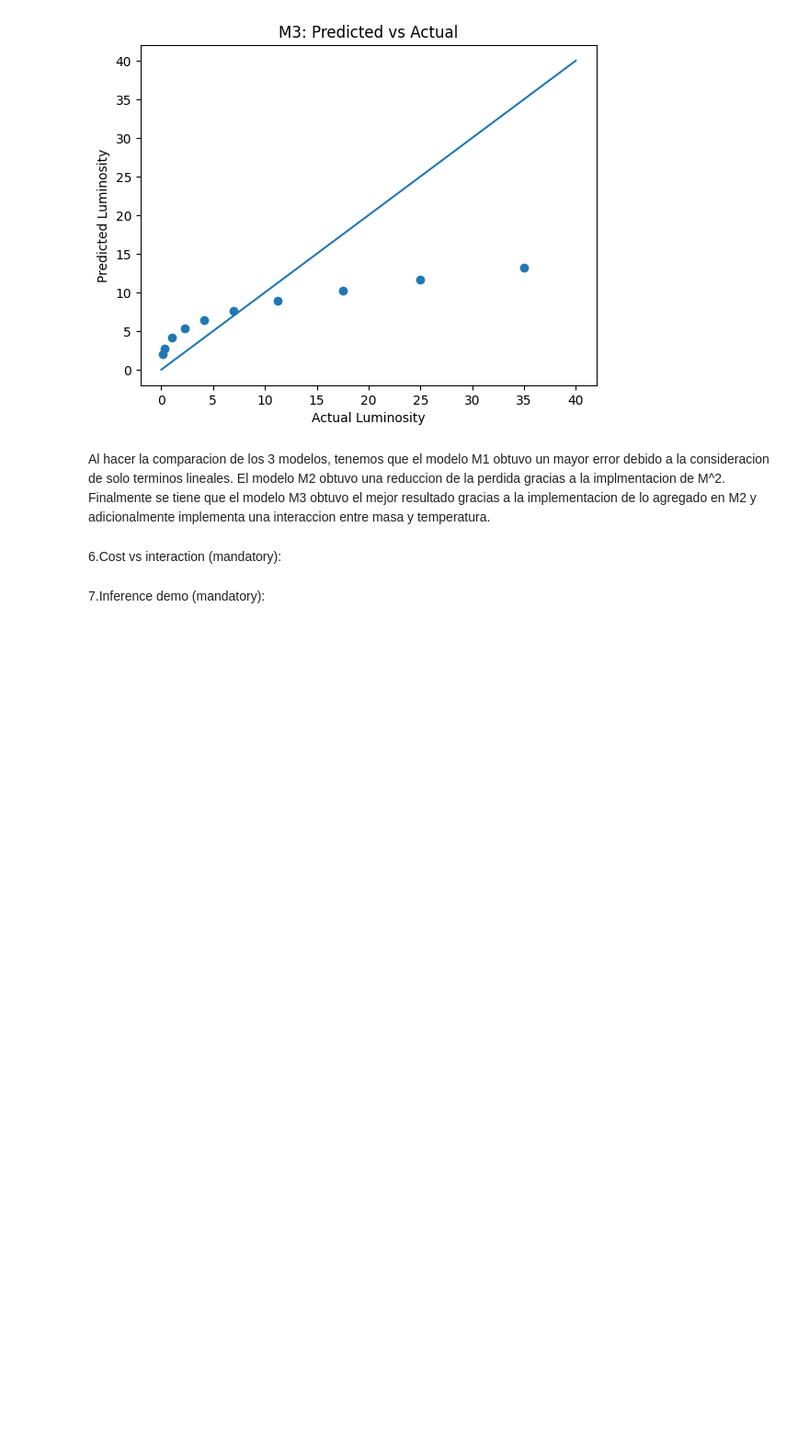
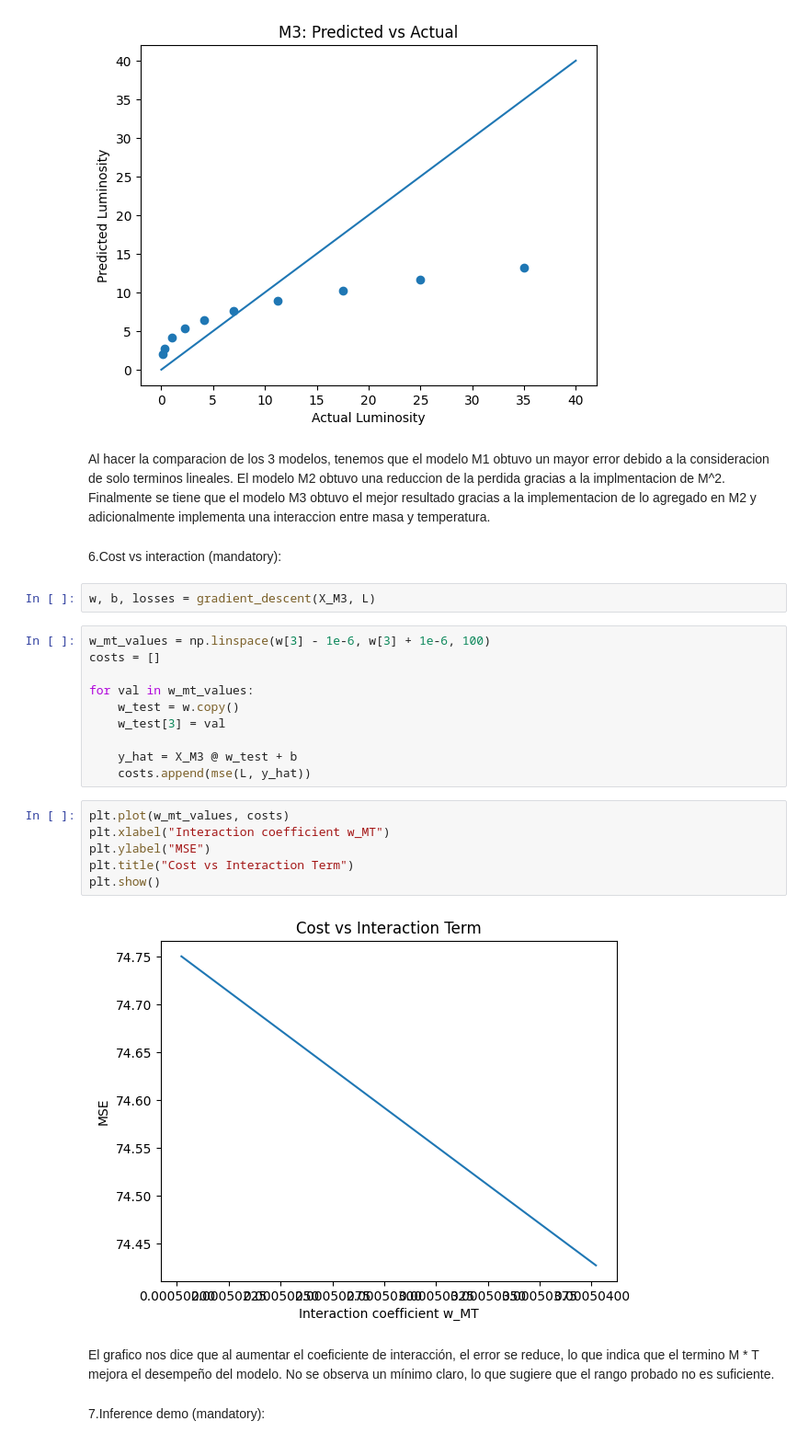
Before and after one commit to ders14028-bit/RodriguezDaniel-Regression_and_cloud_ready_AI_infrastructure, a Jupyter notebook: 02_part2_polyreg.ipynb, the cells around one changed output. Shown at 92% size. Saved outputs shown, nothing was run; the diff lists cells and outputs as text; blank space fills up the shorter version.

```diff
--- a/02_part2_polyreg.ipynb
+++ b/02_part2_polyreg.ipynb
@@ -182,5 +182,27 @@ plt.show()
 Al hacer la comparacion de los 3 modelos, tenemos que el modelo M1 obtuvo un mayor error debido a la consideracion de solo terminos lineales. El modelo M2 obtuvo una reduccion de la perdida gracias a la implmentacion de M^2. Finalmente se tiene que el modelo M3 obtuvo el mejor resultado gracias a la implementacion de lo agregado en M2 y adicionalmente implementa una interaccion entre masa y temperatura.
 # %% [markdown]
 6.Cost vs interaction (mandatory):
+# %%
+w, b, losses = gradient_descent(X_M3, L)
+# %%
+w_mt_values = np.linspace(w[3] - 1e-6, w[3] + 1e-6, 100)
+costs = []
+
+for val in w_mt_values:
+    w_test = w.copy()
+    w_test[3] = val
+
+    y_hat = X_M3 @ w_test + b
+    costs.append(mse(L, y_hat))
+# %%
+plt.plot(w_mt_values, costs)
+plt.xlabel("Interaction coefficient w_MT")
+plt.ylabel("MSE")
+plt.title("Cost vs Interaction Term")
+plt.show()
+# %% [output]
+[figure, added]
+# %% [markdown]
+El grafico nos dice que al aumentar el coeficiente de interacción, el error se reduce, lo que indica que el termino M * T mejora el desempeño del modelo. No se observa un mínimo claro, lo que sugiere que el rango probado no es suficiente.
 # %% [markdown]
 7.Inference demo (mandatory):
```
Also changed, not shown: parts of 1 cell of this notebook.
